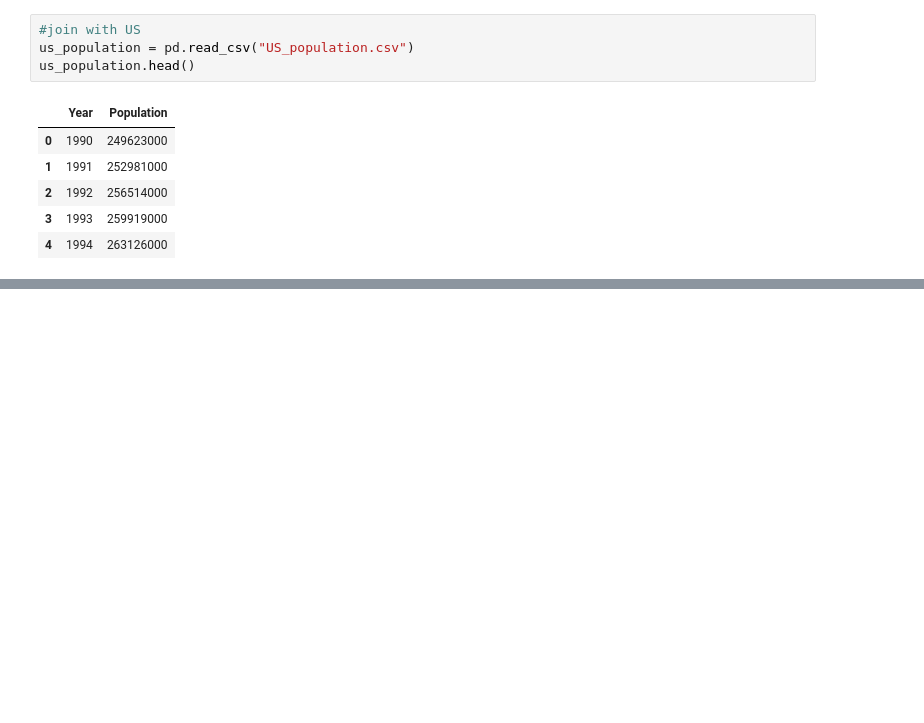
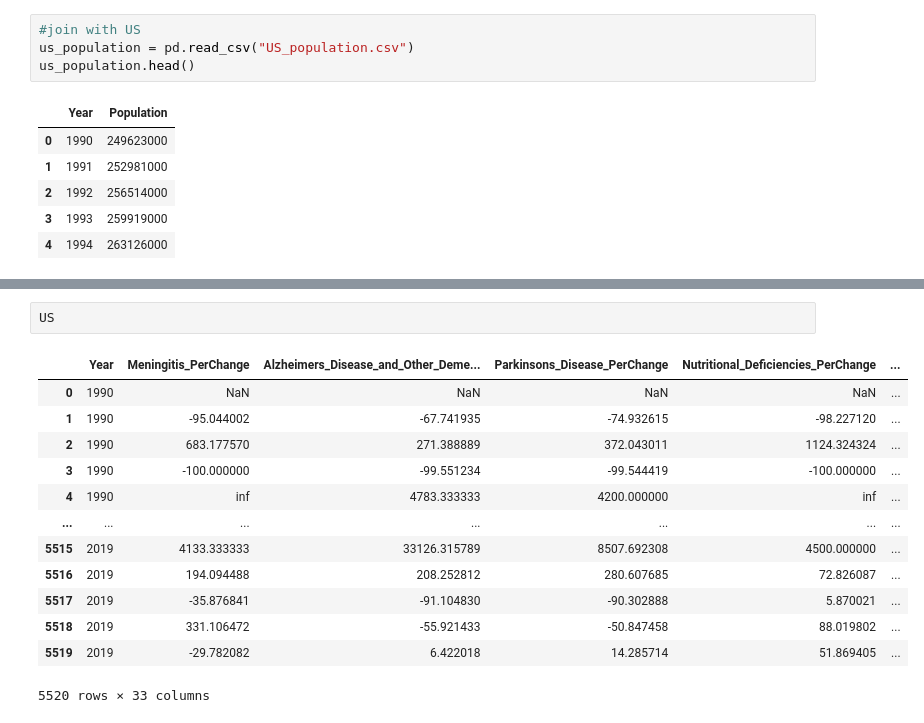
Before and after one commit to jiahongc/Udacity-Data-Science_Project1-Blog, a Jupyter notebook: project_1.ipynb, the cells around one changed output, grey strips where cells are left out. Drawn from its saved outputs; the diff is of its cells as text; blank space fills up the shorter version.

```diff
--- a/project_1.ipynb
+++ b/project_1.ipynb
@@ -167,0 +215,16 @@ pd.merge(left=US,right=us_population,on="Year")
+# %%
+US
+# %% [output]
+|  | Year | Meningitis_PerChange | Alzheimers_Disease_and_Other_Deme... | Parkinsons_Disease_PerChange | Nutritional_Deficiencies_PerChange | ... |
+| 0 | 1990 | NaN | NaN | NaN | NaN | ... |
+| 1 | 1990 | -95.044002 | -67.741935 | -74.932615 | -98.227120 | ... |
+| 2 | 1990 | 683.177570 | 271.388889 | 372.043011 | 1124.324324 | ... |
+| 3 | 1990 | -100.000000 | -99.551234 | -99.544419 | -100.000000 | ... |
+| 4 | 1990 | inf | 4783.333333 | 4200.000000 | inf | ... |
+| ... | ... | ... | ... | ... | ... | ... |
+| 5515 | 2019 | 4133.333333 | 33126.315789 | 8507.692308 | 4500.000000 | ... |
+| 5516 | 2019 | 194.094488 | 208.252812 | 280.607685 | 72.826087 | ... |
+| 5517 | 2019 | -35.876841 | -91.104830 | -90.302888 | 5.870021 | ... |
+| 5518 | 2019 | 331.106472 | -55.921433 | -50.847458 | 88.019802 | ... |
+| 5519 | 2019 | -29.782082 | 6.422018 | 14.285714 | 51.869405 | ... |
+5520 rows × 33 columns
```
Also changed, not shown: parts of 22 cells of this notebook.
